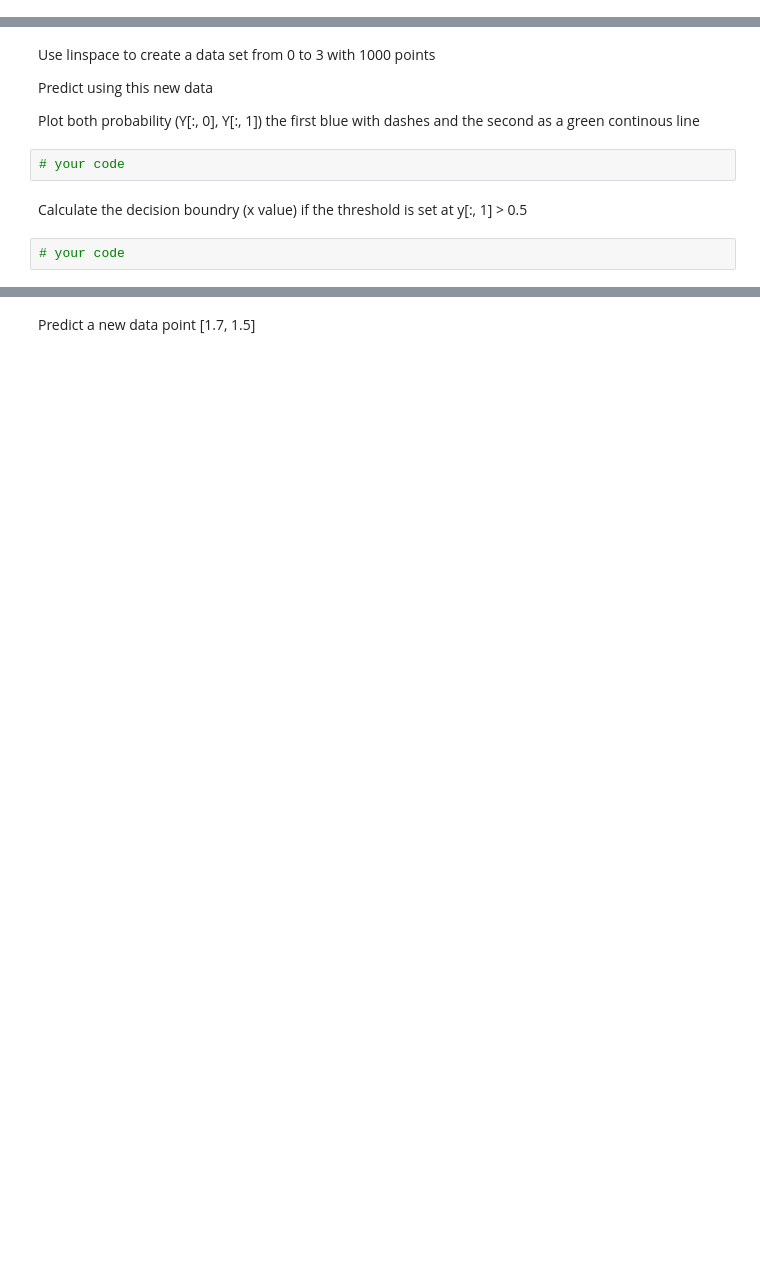
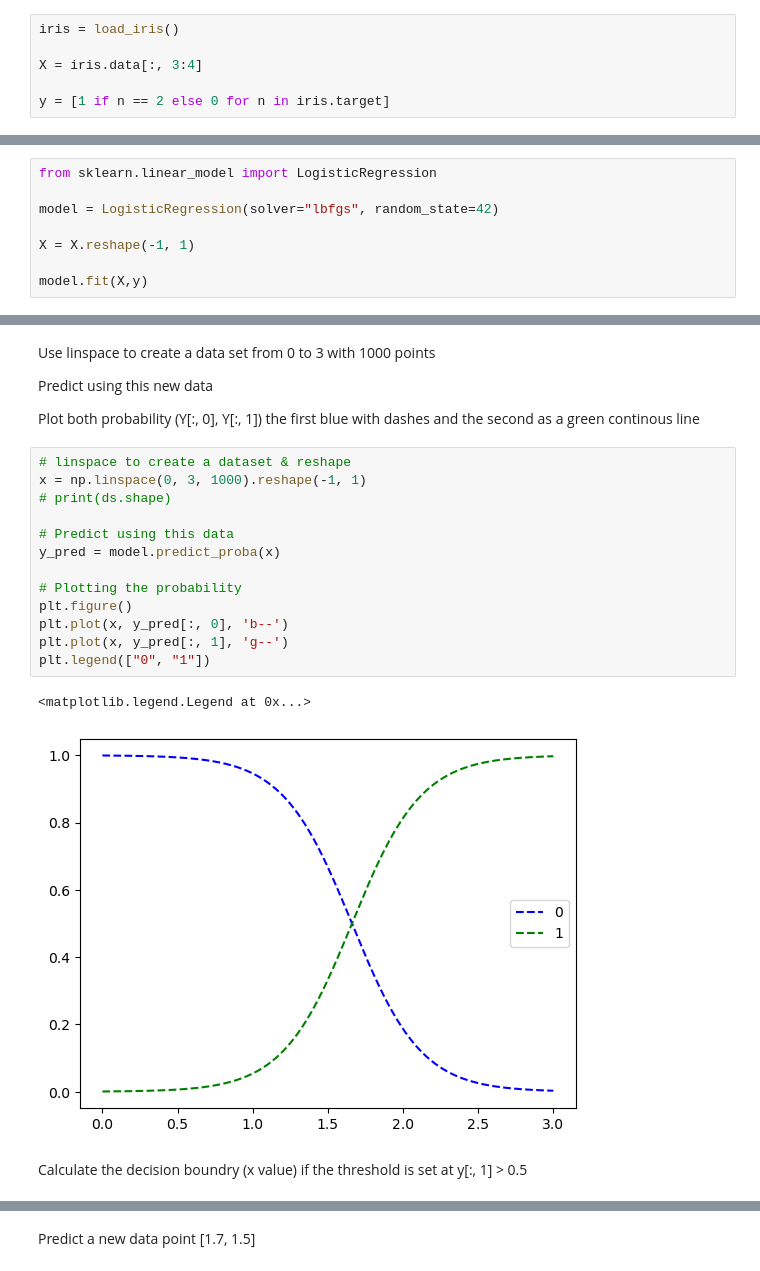
Before and after one commit to feraranas/Concentracion-Inteligencia-Artificial, a Jupyter notebook: Machine-Learning/Lab_03_LogisticRegression.ipynb, the cells around one changed output, grey strips where cells are left out. Cells and saved outputs as stored; diff of their text form; blank space fills up the shorter version.

```diff
--- a/Machine-Learning/Lab_03_LogisticRegression.ipynb
+++ b/Machine-Learning/Lab_03_LogisticRegression.ipynb
@@ -16,3 +15,9 @@ Select petal width as feature dataset (X) and output y # 1 if Iris virginica, el
+# %%
+iris = load_iris()
+
+X = iris.data[:, 3:4]
+
+y = [1 if n == 2 else 0 for n in iris.target]
 # %% [markdown]
 ## Import Logistic Regression from sklearn and train
 
@@ -21,0 +25,8 @@ Set solver="lbfgs" and random_state=42
+# %%
+from sklearn.linear_model import LogisticRegression
+
+model = LogisticRegression(solver="lbfgs", random_state=42)
+
+X = X.reshape(-1, 1)
+
+model.fit(X,y)
@@ -25,9 +46,21 @@ Use linspace to create a data set from 0 to 3 with 1000 points
 Predict using this new data
 
 Plot both probability (Y[:, 0], Y[:, 1]) the first blue with dashes and the second as a green continous line
-# %%
-# your code
+# %%
+# linspace to create a dataset & reshape
+x = np.linspace(0, 3, 1000).reshape(-1, 1)
+# print(ds.shape)
+
+# Predict using this data
+y_pred = model.predict_proba(x)
+
+# Plotting the probability
+plt.figure()
+plt.plot(x, y_pred[:, 0], 'b--')
+plt.plot(x, y_pred[:, 1], 'g--')
+plt.legend(["0", "1"])
+# %% [output]
+<matplotlib.legend.Legend at 0x...>
+[figure, added]
 # %% [markdown]
 Calculate the decision boundry (x value) if the threshold is set at y[:, 1] > 0.5
-# %%
-# your code
```
Also changed, not shown: parts of 16 cells of this notebook, 15 other files.
